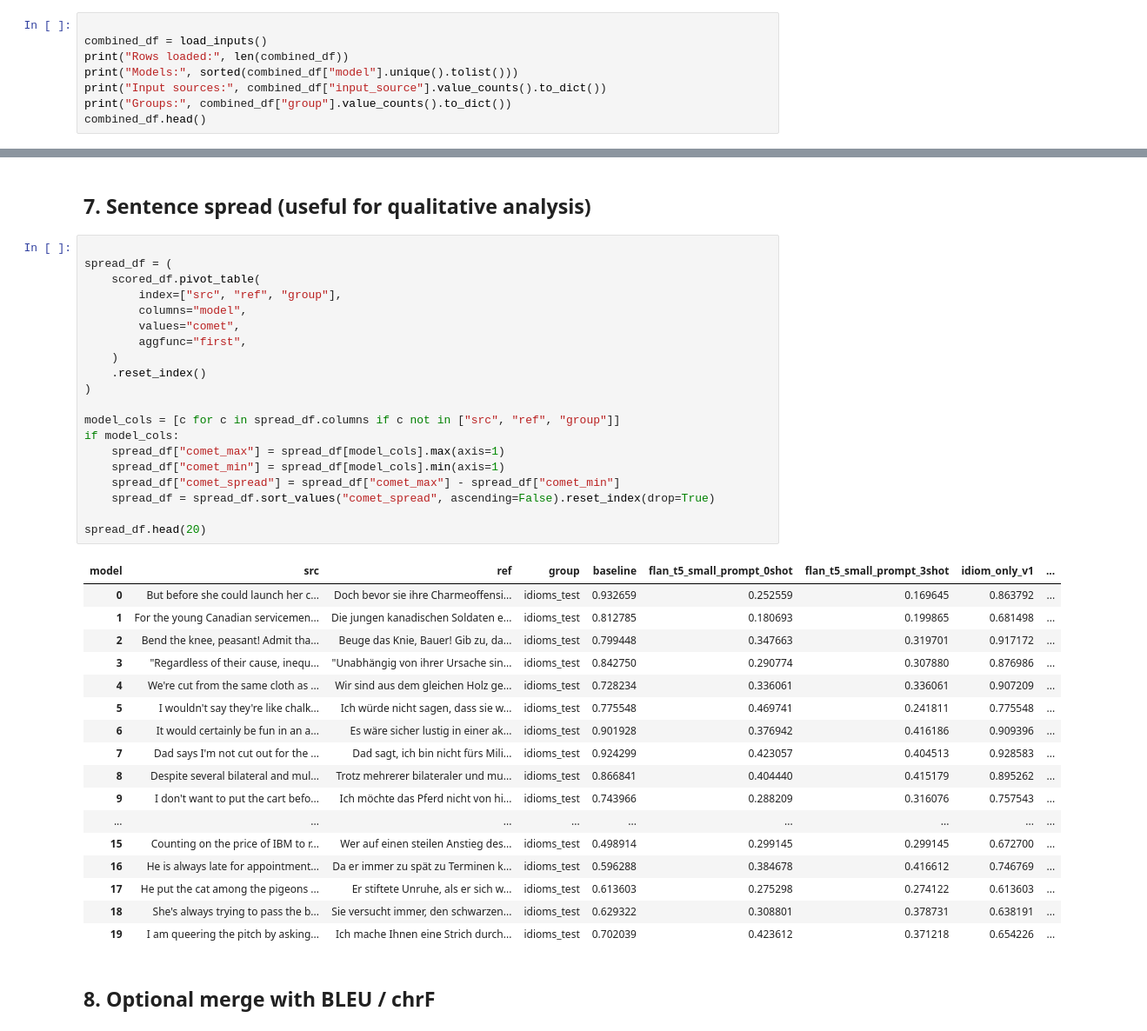
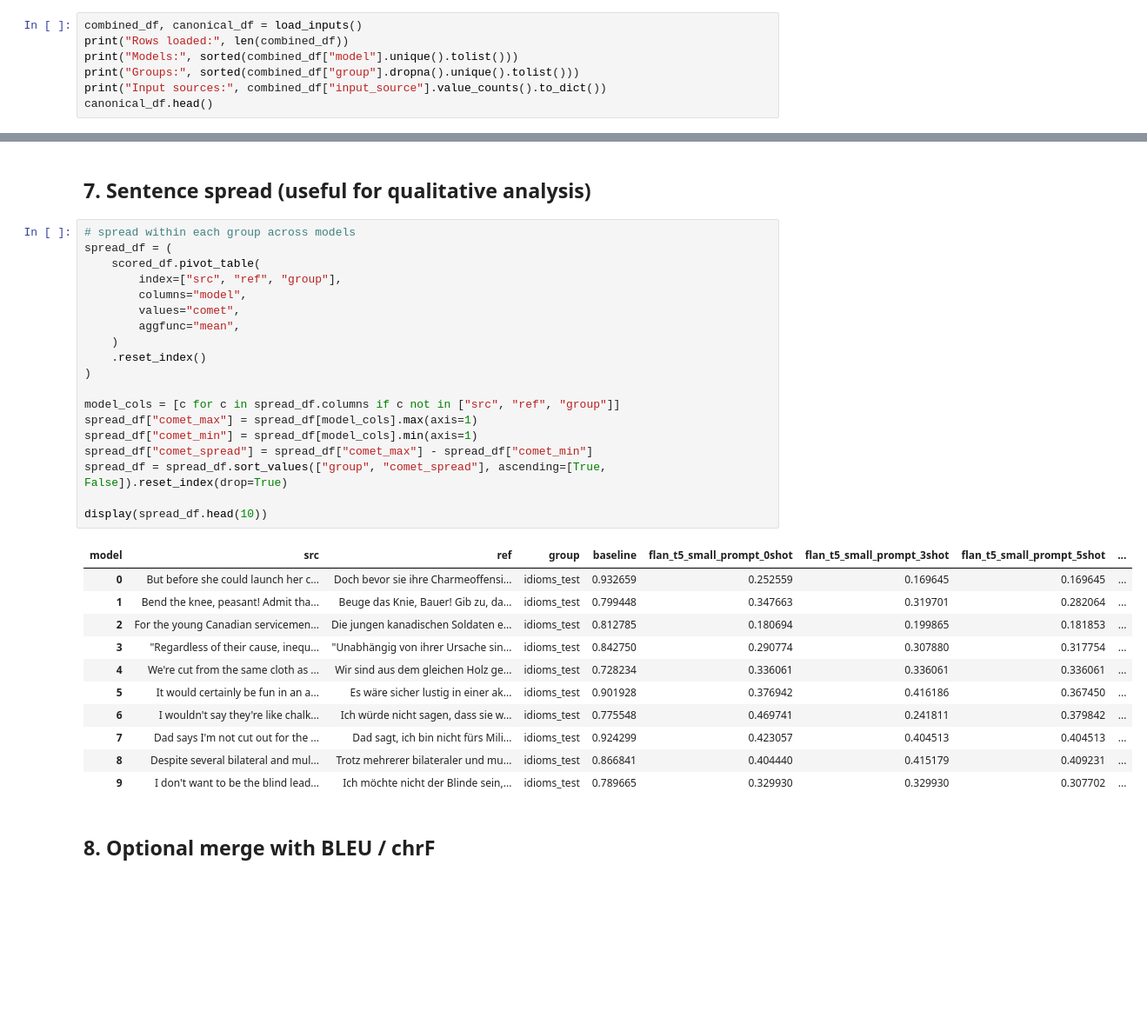
Before and after one commit to auntiepersilla/Idiom_Aware_MT_Finetuning_EN-DE, a Jupyter notebook: notebooks/30_eval_idiom_aware_MT_COMET.ipynb, the cells around one changed output, grey strips where cells are left out. Shown at 87% size. Drawn from its saved outputs; the diff is of its cells as text; blank space fills up the shorter version.

Commit message:
added all flans

```diff
--- a/notebooks/30_eval_idiom_aware_MT_COMET.ipynb
+++ b/notebooks/30_eval_idiom_aware_MT_COMET.ipynb
@@ -379,11 +371,10 @@ Loaded COMET model: Unbabel/wmt22-comet-da
 # %%
-
-combined_df = load_inputs()
+combined_df, canonical_df = load_inputs()
 print("Rows loaded:", len(combined_df))
 print("Models:", sorted(combined_df["model"].unique().tolist()))
+print("Groups:", sorted(combined_df["group"].dropna().unique().tolist()))
 print("Input sources:", combined_df["input_source"].value_counts().to_dict())
-print("Groups:", combined_df["group"].value_counts().to_dict())
-combined_df.head()
+canonical_df.head()
 # %% [output]
 Loaded wide CSV: /content/drive/MyDrive/ds266_idiom_mt/qual_preds/preds_5models.csv
 Canonical group 'idioms_test' unique examples: 25
@@ -472,43 +488,36 @@ Summary by input source
 # %% [markdown]
 ## 7. Sentence spread (useful for qualitative analysis)
 # %%
-
+# spread within each group across models
 spread_df = (
     scored_df.pivot_table(
         index=["src", "ref", "group"],
         columns="model",
         values="comet",
-        aggfunc="first",
+        aggfunc="mean",
     )
     .reset_index()
 )
 
 model_cols = [c for c in spread_df.columns if c not in ["src", "ref", "group"]]
-if model_cols:
-    spread_df["comet_max"] = spread_df[model_cols].max(axis=1)
-    spread_df["comet_min"] = spread_df[model_cols].min(axis=1)
-    spread_df["comet_spread"] = spread_df["comet_max"] - spread_df["comet_min"]
-    spread_df = spread_df.sort_values("comet_spread", ascending=False).reset_index(drop=True)
+spread_df["comet_max"] = spread_df[model_cols].max(axis=1)
+spread_df["comet_min"] = spread_df[model_cols].min(axis=1)
+spread_df["comet_spread"] = spread_df["comet_max"] - spread_df["comet_min"]
+spread_df = spread_df.sort_values(["group", "comet_spread"], ascending=[True, False]).reset_index(drop=True)
 
-spread_df.head(20)
+display(spread_df.head(10))
 # %% [output]
-| model | src | ref | group | baseline | flan_t5_small_prompt_0shot | flan_t5_small_prompt_3shot | idiom_only_v1 | ... |
-| 0 | But before she could launch her c... | Doch bevor sie ihre Charmeoffensi... | idioms_test | 0.932659 | 0.252559 | 0.169645 | 0.863792 | ... |
-| 1 | For the young Canadian servicemen... | Die jungen kanadischen Soldaten e... | idioms_test | 0.812785 | 0.180693 | 0.199865 | 0.681498 | ... |
-| 2 | Bend the knee, peasant! Admit tha... | Beuge das Knie, Bauer! Gib zu, da... | idioms_test | 0.799448 | 0.347663 | 0.319701 | 0.917172 | ... |
-| 3 | "Regardless of their cause, inequ... | "Unabhängig von ihrer Ursache sin... | idioms_test | 0.842750 | 0.290774 | 0.307880 | 0.876986 | ... |
-| 4 | We're cut from the same cloth as ... | Wir sind aus dem gleichen Holz ge... | idioms_test | 0.728234 | 0.336061 | 0.336061 | 0.907209 | ... |
-| 5 | I wouldn't say they're like chalk... | Ich würde nicht sagen, dass sie w... | idioms_test | 0.775548 | 0.469741 | 0.241811 | 0.775548 | ... |
-| 6 | It would certainly be fun in an a... | Es wäre sicher lustig in einer ak... | idioms_test | 0.901928 | 0.376942 | 0.416186 | 0.909396 | ... |
-| 7 | Dad says I'm not cut out for the ... | Dad sagt, ich bin nicht fürs Mili... | idioms_test | 0.924299 | 0.423057 | 0.404513 | 0.928583 | ... |
-| 8 | Despite several bilateral and mul... | Trotz mehrerer bilateraler und mu... | idioms_test | 0.866841 | 0.404440 | 0.415179 | 0.895262 | ... |
-| 9 | I don't want to put the cart befo... | Ich möchte das Pferd nicht von hi... | idioms_test | 0.743966 | 0.288209 | 0.316076 | 0.757543 | ... |
-| ... | ... | ... | ... | ... | ... | ... | ... | ... |
-| 15 | Counting on the price of IBM to r... | Wer auf einen steilen Anstieg des... | idioms_test | 0.498914 | 0.299145 | 0.299145 | 0.672700 | ... |
-| 16 | He is always late for appointment... | Da er immer zu spät zu Terminen k... | idioms_test | 0.596288 | 0.384678 | 0.416612 | 0.746769 | ... |
-| 17 | He put the cat among the pigeons ... | Er stiftete Unruhe, als er sich w... | idioms_test | 0.613603 | 0.275298 | 0.274122 | 0.613603 | ... |
-| 18 | She's always trying to pass the b... | Sie versucht immer, den schwarzen... | idioms_test | 0.629322 | 0.308801 | 0.378731 | 0.638191 | ... |
-| 19 | I am queering the pitch by asking... | Ich mache Ihnen eine Strich durch... | idioms_test | 0.702039 | 0.423612 | 0.371218 | 0.654226 | ... |
+| model | src | ref | group | baseline | flan_t5_small_prompt_0shot | flan_t5_small_prompt_3shot | flan_t5_small_prompt_5shot | ... |
+| 0 | But before she could launch her c... | Doch bevor sie ihre Charmeoffensi... | idioms_test | 0.932659 | 0.252559 | 0.169645 | 0.169645 | ... |
+| 1 | Bend the knee, peasant! Admit tha... | Beuge das Knie, Bauer! Gib zu, da... | idioms_test | 0.799448 | 0.347663 | 0.319701 | 0.282064 | ... |
+| 2 | For the young Canadian servicemen... | Die jungen kanadischen Soldaten e... | idioms_test | 0.812785 | 0.180694 | 0.199865 | 0.181853 | ... |
+| 3 | "Regardless of their cause, inequ... | "Unabhängig von ihrer Ursache sin... | idioms_test | 0.842750 | 0.290774 | 0.307880 | 0.317754 | ... |
+| 4 | We're cut from the same cloth as ... | Wir sind aus dem gleichen Holz ge... | idioms_test | 0.728234 | 0.336061 | 0.336061 | 0.336061 | ... |
+| 5 | It would certainly be fun in an a... | Es wäre sicher lustig in einer ak... | idioms_test | 0.901928 | 0.376942 | 0.416186 | 0.367450 | ... |
+| 6 | I wouldn't say they're like chalk... | Ich würde nicht sagen, dass sie w... | idioms_test | 0.775548 | 0.469741 | 0.241811 | 0.379842 | ... |
+| 7 | Dad says I'm not cut out for the ... | Dad sagt, ich bin nicht fürs Mili... | idioms_test | 0.924299 | 0.423057 | 0.404513 | 0.404513 | ... |
+| 8 | Despite several bilateral and mul... | Trotz mehrerer bilateraler und mu... | idioms_test | 0.866841 | 0.404440 | 0.415179 | 0.409231 | ... |
+| 9 | I don't want to be the blind lead... | Ich möchte nicht der Blinde sein,... | idioms_test | 0.789665 | 0.329930 | 0.329930 | 0.307702 | ... |
 # %% [markdown]
 ## 8. Optional merge with BLEU / chrF
 # %%
```
Also changed, not shown: parts of 15 cells of this notebook.
